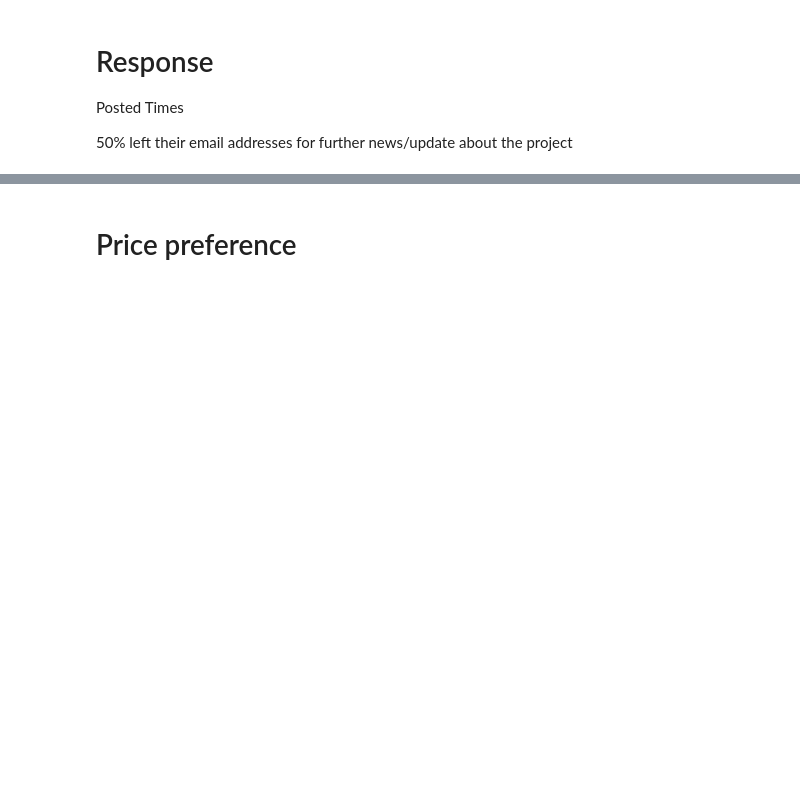
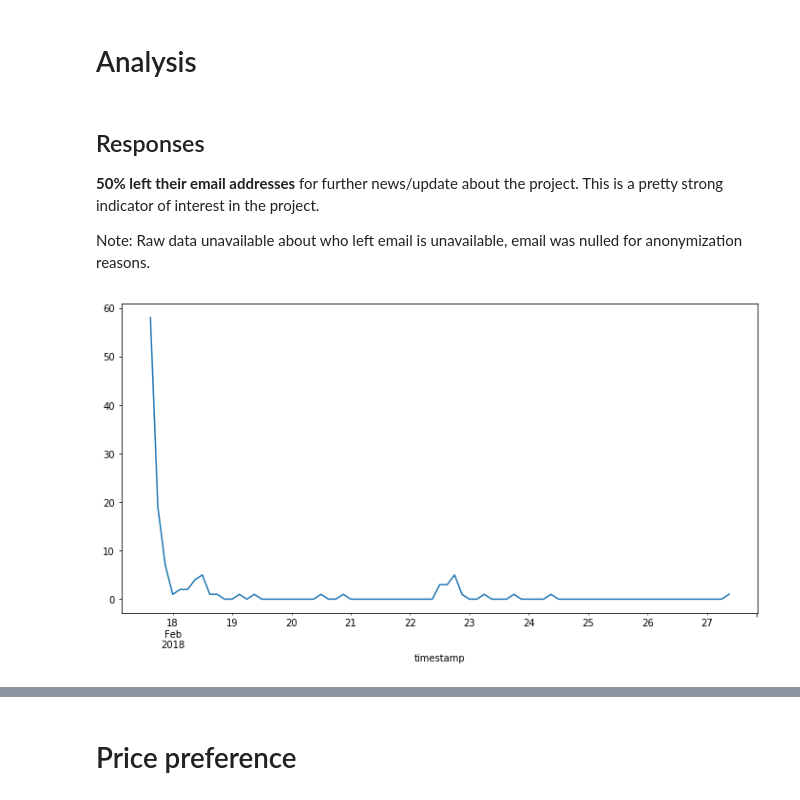
Before and after one commit to jonnor/projects, a Jupyter notebook: bioplastic/Locally produced PLA filament survey.ipynb, the cells around one changed output, grey strips where cells are left out. Drawn from its saved outputs; the diff is of its cells as text; code cells hidden in the pictures; blank space fills up the shorter version.

```diff
--- a/bioplastic/Locally produced PLA filament survey.ipynb
+++ b/bioplastic/Locally produced PLA filament survey.ipynb
@@ -47,0 +83,7 @@ preference_map = {
+# %%
+preference_map = {
+    'mindre enn 300 kr/kg': '299 kr/kg or less',
+    'mer enn 500 kr/kg': '501 kr/kg or more',
+}
+cleaned['price preference'].replace(preference_map, inplace=True)
+cleaned['price preference'].value_counts()
@@ -47,0 +99,3 @@ preference_map = {
+# %%
+cleaned['timestamp'] = pandas.to_datetime(cleaned['timestamp'])
+cleaned['timestamp'][:2]
@@ -48,7 +106,14 @@ preference_map = {
+# %% [markdown]
+# Analysis
 # %% [markdown]
-# Response
+## Responses
 
-Posted
-Times
+**50% left their email addresses** for further news/update about the project. This is a pretty strong indicator of interest in the project.
 
-50% left their email addresses for further news/update about the project
+Note: Raw data unavailable about who left email is unavailable, email was nulled for anonymization reasons.
+# %%
+timed = cleaned.copy()
+timed.index = timed['timestamp']
+timed['printers'].resample('3h').count().plot(figsize=(12,6));
+# %% [output]
+[figure, added]
```
Also changed, not shown: parts of 32 cells of this notebook.
